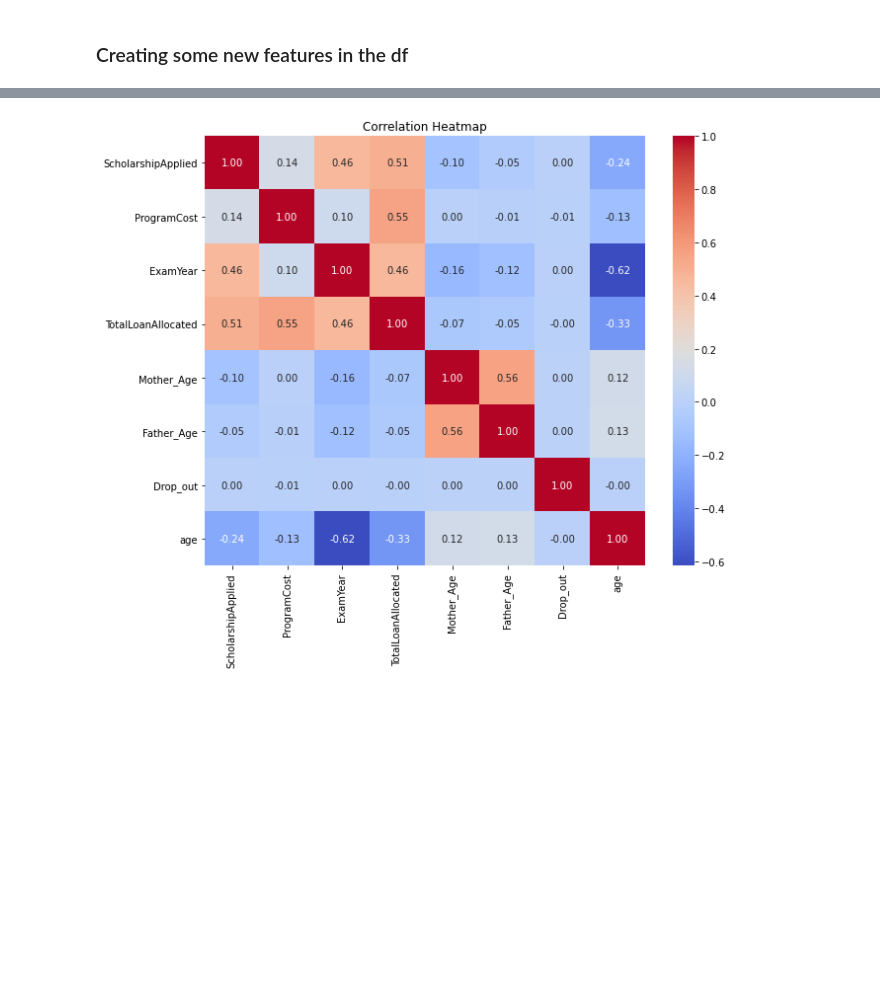
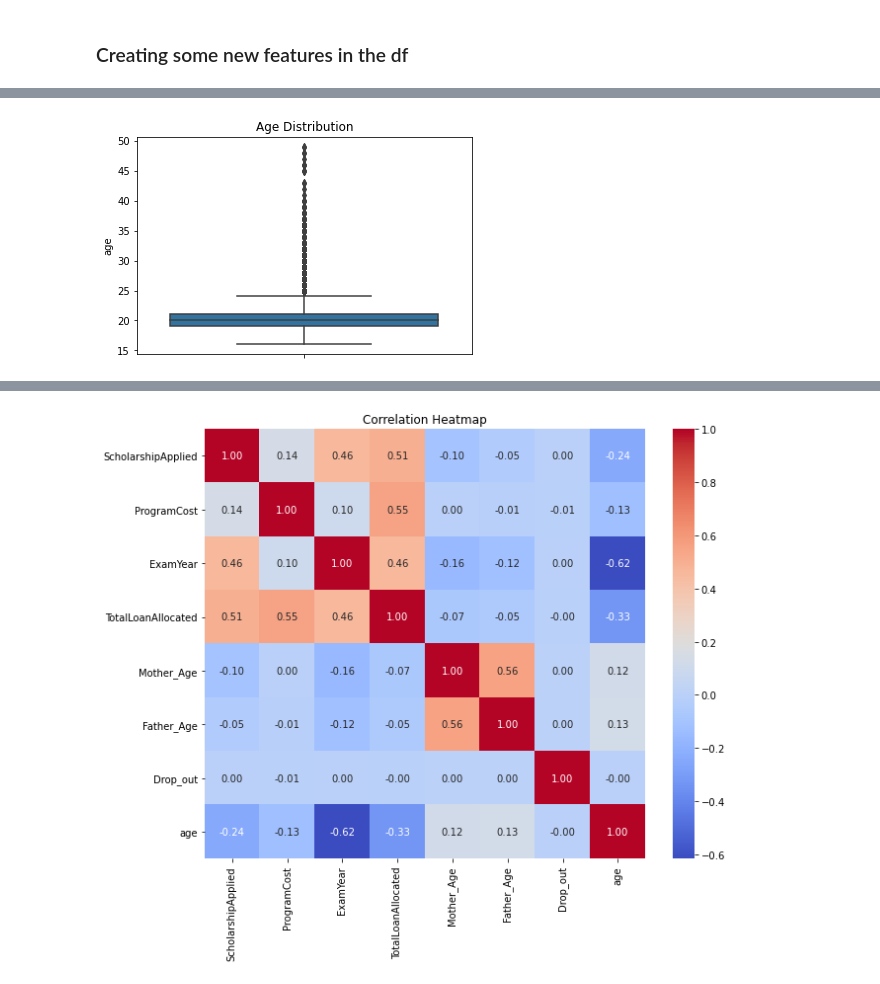
Before and after one commit to geoffreykemboi/Student_dropout_prediction_project, a Jupyter notebook: index.ipynb, the cells around one changed output, grey strips where cells are left out. Cells and saved outputs as stored; diff of their text form; code cells hidden in the pictures; blank space fills up the shorter version.

```diff
--- a/index.ipynb
+++ b/index.ipynb
@@ -217,0 +343,9 @@ School_df.head(50)
+# %%
+plt.figure(figsize=(6,4))
+
+sns.boxplot(y=School_df['age'])
+
+plt.title('Age Distribution')
+plt.show()
+# %% [output]
+[figure, added]
```
Also changed, not shown: parts of 23 cells of this notebook.
